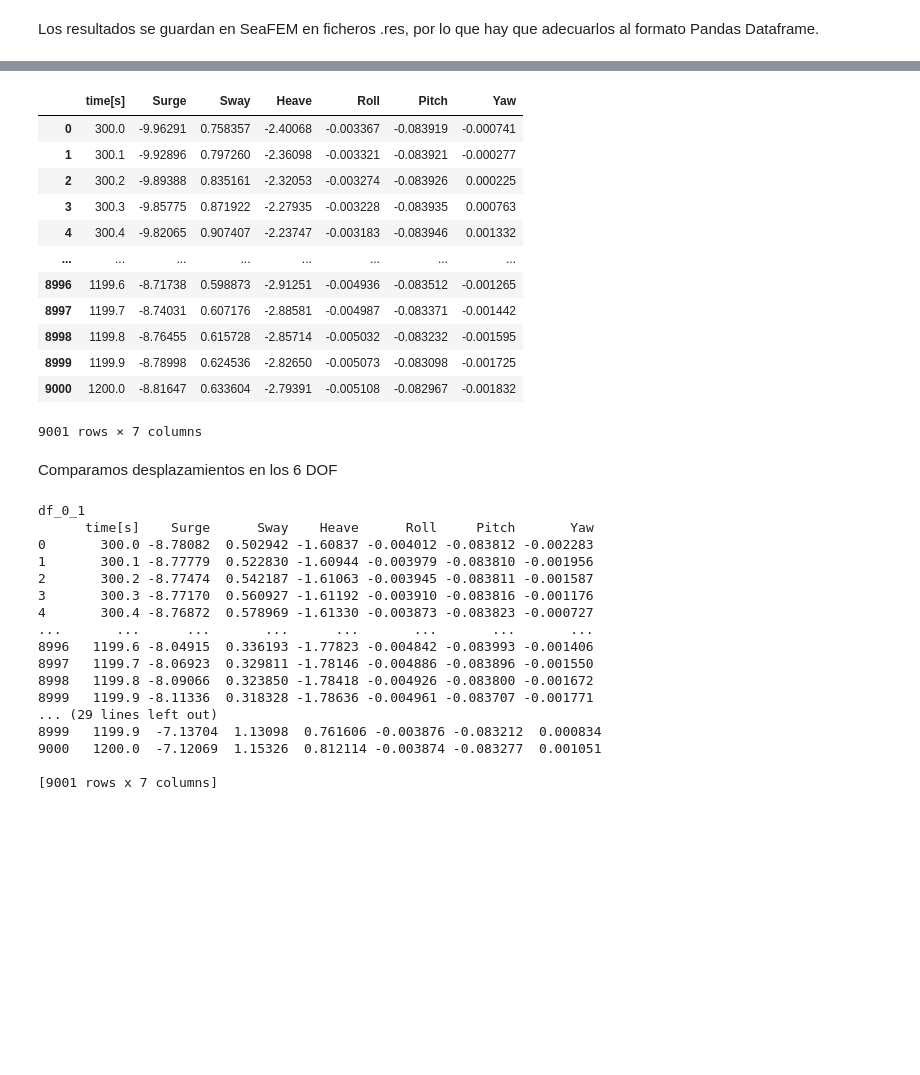
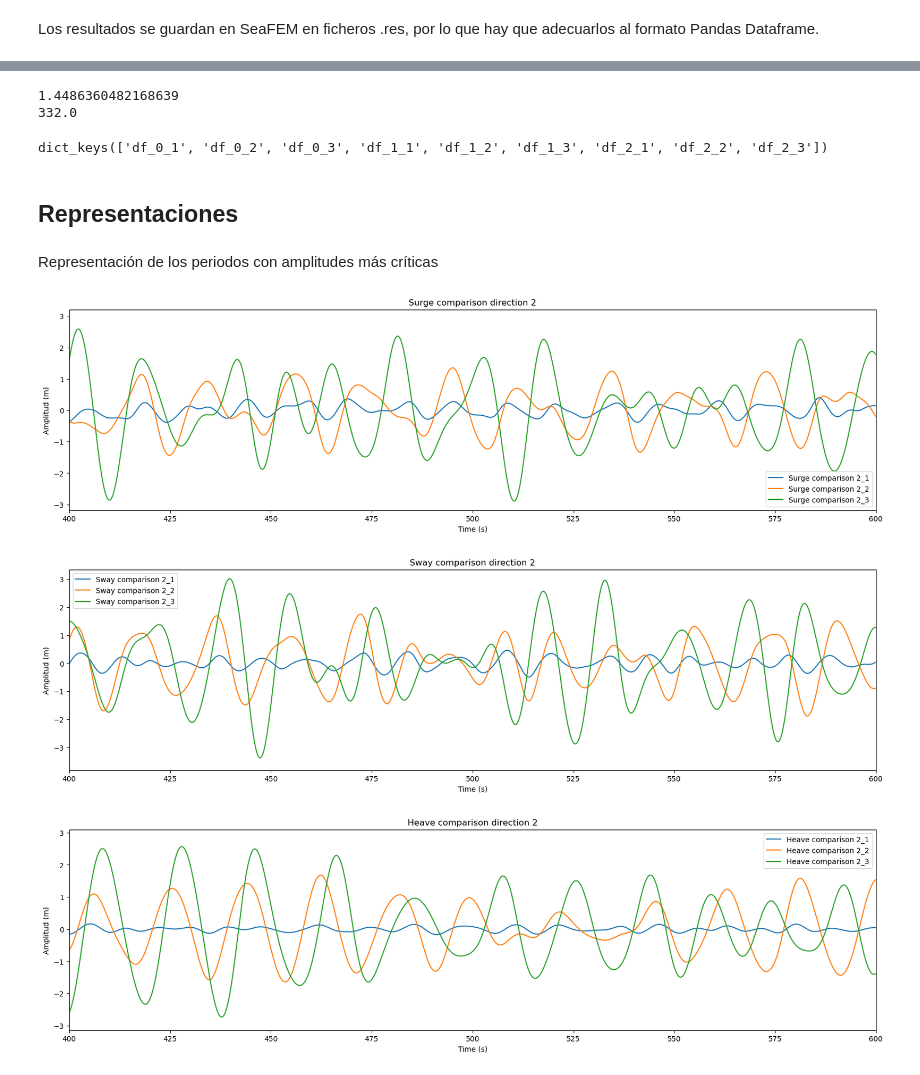
Before and after one commit to arturodmor/Mooring_anomaly_detector, a Jupyter notebook: notebooks/analysis1.ipynb, the cells around one changed output, grey strips where cells are left out. Saved outputs shown, nothing was run; the diff lists cells and outputs as text; code cells hidden in the pictures; blank space fills up the shorter version.

```diff
--- a/notebooks/analysis1.ipynb
+++ b/notebooks/analysis1.ipynb
@@ -33,41 +40,45 @@ dict_keys(['df_0_1', 'df_0_2', 'df_0_3'])
+# %%
+df = dataframes['df_1_2']
+
+max_elev = df['Surge'].max()
+max_time = df.loc[df['Surge']== max_elev,'time[s]'].values[0]
+
+print(max_elev)
+print(max_time)
+# %% [output]
+1.4486360482168639
+332.0
 # %%
-dataframes['df_0_2']
+dataframes.keys()
 # %% [output]
-|  | time[s] | Surge | Sway | Heave | Roll | Pitch | Yaw |
-| 0 | 300.0 | -9.96291 | 0.758357 | -2.40068 | -0.003367 | -0.083919 | -0.000741 |
-| 1 | 300.1 | -9.92896 | 0.797260 | -2.36098 | -0.003321 | -0.083921 | -0.000277 |
-| 2 | 300.2 | -9.89388 | 0.835161 | -2.32053 | -0.003274 | -0.083926 | 0.000225 |
-| 3 | 300.3 | -9.85775 | 0.871922 | -2.27935 | -0.003228 | -0.083935 | 0.000763 |
-| 4 | 300.4 | -9.82065 | 0.907407 | -2.23747 | -0.003183 | -0.083946 | 0.001332 |
-| ... | ... | ... | ... | ... | ... | ... | ... |
-| 8996 | 1199.6 | -8.71738 | 0.598873 | -2.91251 | -0.004936 | -0.083512 | -0.001265 |
-| 8997 | 1199.7 | -8.74031 | 0.607176 | -2.88581 | -0.004987 | -0.083371 | -0.001442 |
-| 8998 | 1199.8 | -8.76455 | 0.615728 | -2.85714 | -0.005032 | -0.083232 | -0.001595 |
-| 8999 | 1199.9 | -8.78998 | 0.624536 | -2.82650 | -0.005073 | -0.083098 | -0.001725 |
-| 9000 | 1200.0 | -8.81647 | 0.633604 | -2.79391 | -0.005108 | -0.082967 | -0.001832 |
-9001 rows × 7 columns
+dict_keys(['df_0_1', 'df_0_2', 'df_0_3', 'df_1_1', 'df_1_2', 'df_1_3', 'df_2_1', 'df_2_2', 'df_2_3'])
-# %% [markdown]
-Comparamos desplazamientos en los 6 DOF
-# %%
-for key, df in dataframes.items():
-    print(key)
-    print(df)
-# %% [output]
-df_0_1
-      time[s]    Surge      Sway    Heave      Roll     Pitch       Yaw
-0       300.0 -8.78082  0.502942 -1.60837 -0.004012 -0.083812 -0.002283
-1       300.1 -8.77779  0.522830 -1.60944 -0.003979 -0.083810 -0.001956
-2       300.2 -8.77474  0.542187 -1.61063 -0.003945 -0.083811 -0.001587
-3       300.3 -8.77170  0.560927 -1.61192 -0.003910 -0.083816 -0.001176
-4       300.4 -8.76872  0.578969 -1.61330 -0.003873 -0.083823 -0.000727
-...       ...      ...       ...      ...       ...       ...       ...
-8996   1199.6 -8.04915  0.336193 -1.77823 -0.004842 -0.083993 -0.001406
-8997   1199.7 -8.06923  0.329811 -1.78146 -0.004886 -0.083896 -0.001550
-8998   1199.8 -8.09066  0.323850 -1.78418 -0.004926 -0.083800 -0.001672
-8999   1199.9 -8.11336  0.318328 -1.78636 -0.004961 -0.083707 -0.001771
-... (29 lines left out)
-8999   1199.9  -7.13704  1.13098  0.761606 -0.003876 -0.083212  0.000834
-9000   1200.0  -7.12069  1.15326  0.812114 -0.003874 -0.083277  0.001051
-
-[9001 rows x 7 columns]
+# %% [markdown]
+## Representaciones
+# %% [markdown]
+Representación de los periodos con amplitudes más críticas
+# %%
+movements = ['Surge','Sway','Heave']
+for mov in movements:
+    plt.figure(figsize=(20, 5))
+
+    for direction in range(2,3):
+        for sea in range(1,4):
+            df = dataframes[f'df_{direction}_{sea}']
+            if mov in df.columns:
+                df[mov] = df[mov]-df[mov].mean() # Ajuste para llevar información a la posición de equilibrio
+                plt.plot(df['time[s]'],df[mov],label=f"{mov} comparison {direction}_{sea}")
+
+    plt.xlabel('Time (s)')
+    if mov in movements[0:3]:
+        plt.ylabel('Amplitud (m)')
+    else:
+        plt.ylabel('grados (º)')
+    plt.title(f"{mov} comparison direction {direction}")
+    plt.legend()
+    plt.xlim(400,600)
+    plt.show()
+# %% [output]
+[figure, added]
+[figure, added]
+[figure, added]
 # %%
```
Also changed, not shown: parts of 9 cells of this notebook, 4 other files.
